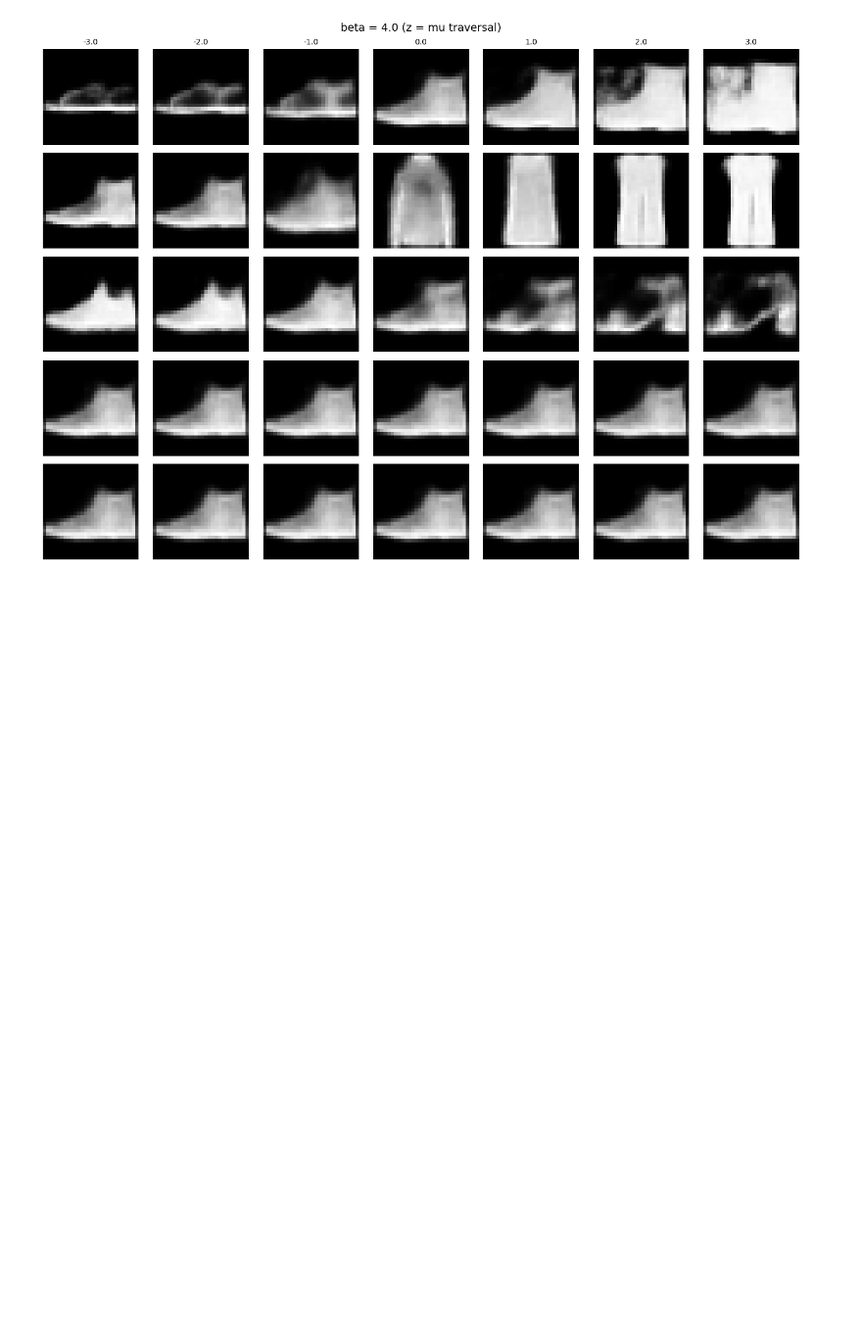
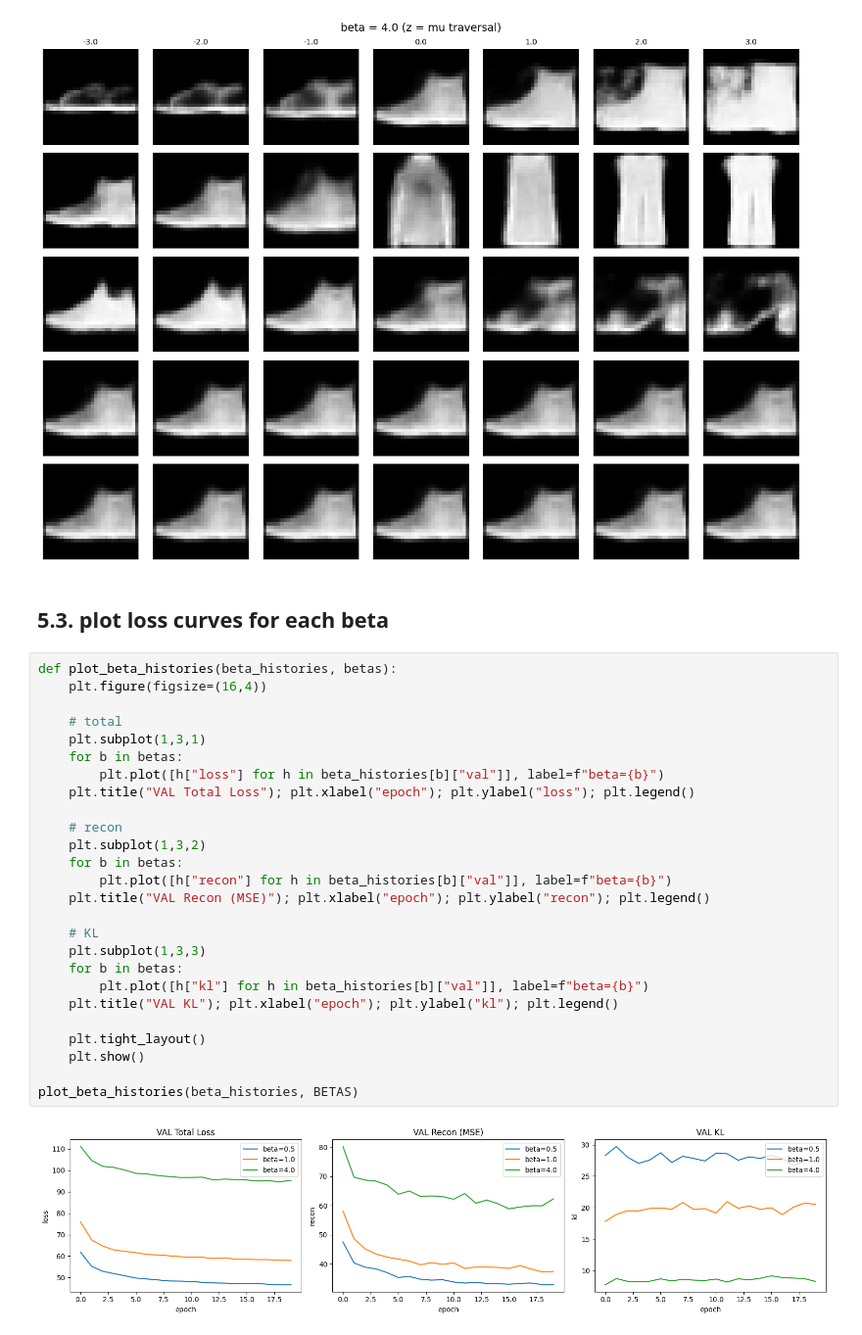
Before and after one commit to FaridMahmoudzadeh/Variational-Autoencoder, a Jupyter notebook: Variational Autoencoder.ipynb, the cells around one changed output. Shown at 98% size. Saved outputs shown, nothing was run; the diff lists cells and outputs as text; blank space fills up the shorter version.

Commit message:
Phase 3 complete: beta-VAE training, latent traversal, and loss curves

```diff
--- a/Variational Autoencoder.ipynb
+++ b/Variational Autoencoder.ipynb
@@ -1086,3 +1086,33 @@ Latent traversal for beta = 1.0
 Latent traversal for beta = 4.0
 ================================================================================
 [figure]
+# %% [markdown]
+## 5.3. plot loss curves for each beta
+# %%
+def plot_beta_histories(beta_histories, betas):
+    plt.figure(figsize=(16,4))
+
+    # total
+    plt.subplot(1,3,1)
+    for b in betas:
+        plt.plot([h["loss"] for h in beta_histories[b]["val"]], label=f"beta={b}")
+    plt.title("VAL Total Loss"); plt.xlabel("epoch"); plt.ylabel("loss"); plt.legend()
+
+    # recon
+    plt.subplot(1,3,2)
+    for b in betas:
+        plt.plot([h["recon"] for h in beta_histories[b]["val"]], label=f"beta={b}")
+    plt.title("VAL Recon (MSE)"); plt.xlabel("epoch"); plt.ylabel("recon"); plt.legend()
+
+    # KL
+    plt.subplot(1,3,3)
+    for b in betas:
+        plt.plot([h["kl"] for h in beta_histories[b]["val"]], label=f"beta={b}")
+    plt.title("VAL KL"); plt.xlabel("epoch"); plt.ylabel("kl"); plt.legend()
+
+    plt.tight_layout()
+    plt.show()
+
+plot_beta_histories(beta_histories, BETAS)
+# %% [output]
+[figure, added]
```
